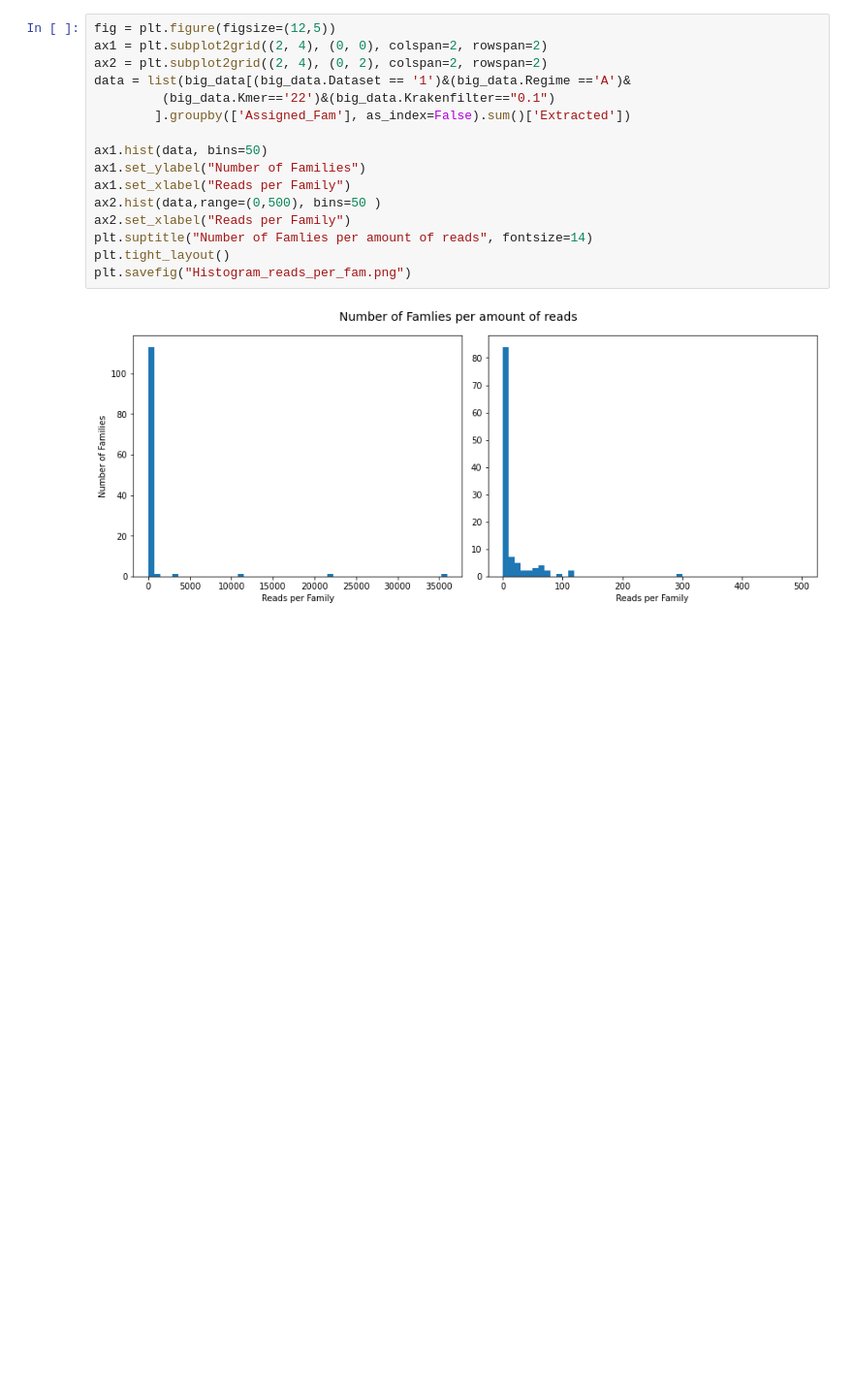
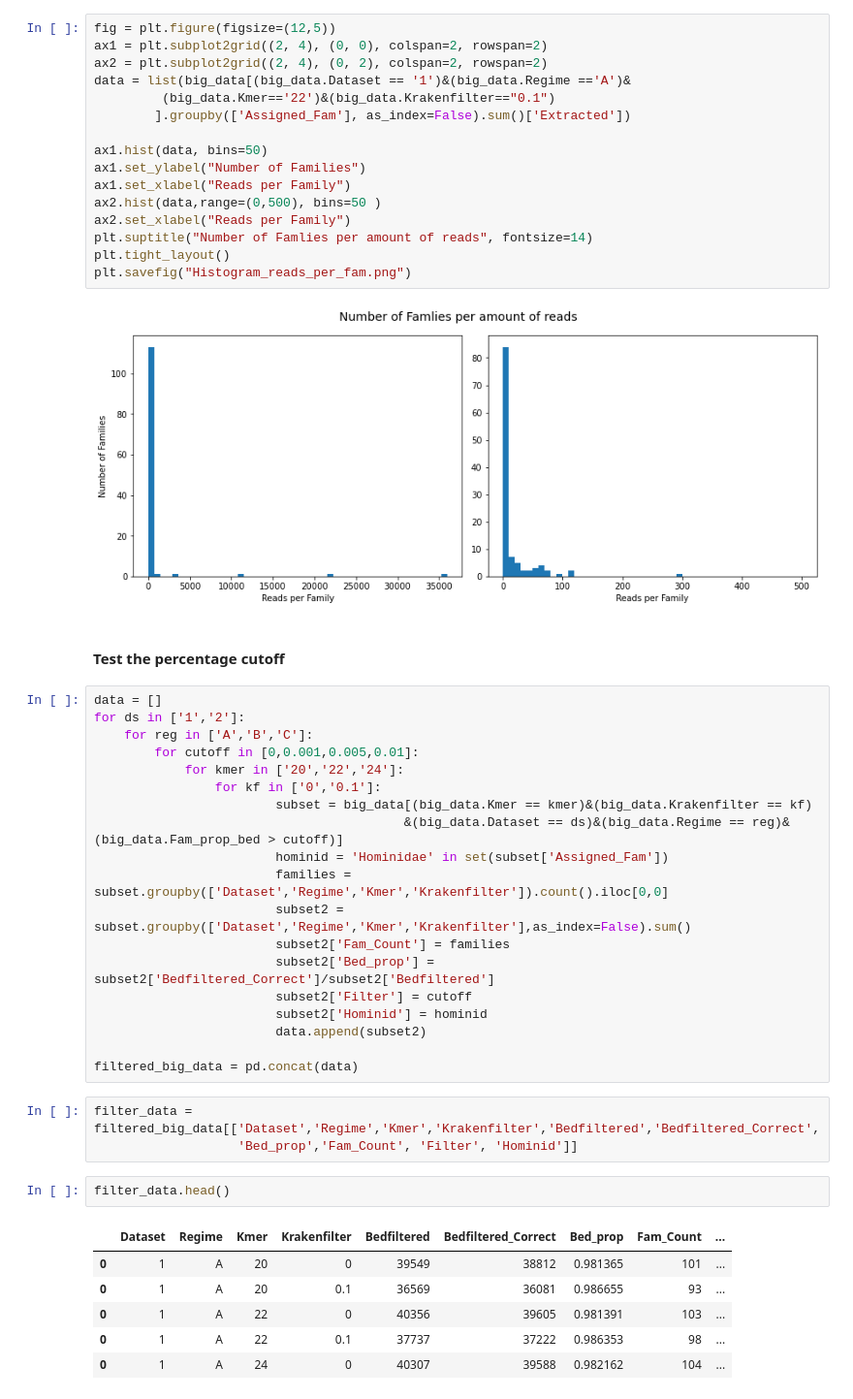
Before and after one commit to MerlinSzymanski/Simdata, a Jupyter notebook: Notebooks/Analysis.ipynb, the cells around one changed output. Shown: that part at 97% size. Cells and saved outputs as stored; diff of their text form; blank space fills up the shorter version.

```diff
--- a/Notebooks/Analysis.ipynb
+++ b/Notebooks/Analysis.ipynb
@@ -492,3 +492,36 @@ plt.tight_layout()
 plt.savefig("Histogram_reads_per_fam.png")
 # %% [output]
 [figure]
+# %% [markdown]
+#### Test the percentage cutoff ####
+# %%
+data = []
+for ds in ['1','2']:
+    for reg in ['A','B','C']:
+        for cutoff in [0,0.001,0.005,0.01]:
+            for kmer in ['20','22','24']:
+                for kf in ['0','0.1']:
+                        subset = big_data[(big_data.Kmer == kmer)&(big_data.Krakenfilter == kf)
+                                         &(big_data.Dataset == ds)&(big_data.Regime == reg)&(big_data.Fam_prop_bed > cutoff)]
+                        hominid = 'Hominidae' in set(subset['Assigned_Fam'])
+                        families = subset.groupby(['Dataset','Regime','Kmer','Krakenfilter']).count().iloc[0,0]
+                        subset2 = subset.groupby(['Dataset','Regime','Kmer','Krakenfilter'],as_index=False).sum()
+                        subset2['Fam_Count'] = families
+                        subset2['Bed_prop'] = subset2['Bedfiltered_Correct']/subset2['Bedfiltered']
+                        subset2['Filter'] = cutoff
+                        subset2['Hominid'] = hominid
+                        data.append(subset2)
+
+filtered_big_data = pd.concat(data)
+# %%
+filter_data = filtered_big_data[['Dataset','Regime','Kmer','Krakenfilter','Bedfiltered','Bedfiltered_Correct',
+                   'Bed_prop','Fam_Count', 'Filter', 'Hominid']]
+# %%
+filter_data.head()
+# %% [output]
+|  | Dataset | Regime | Kmer | Krakenfilter | Bedfiltered | Bedfiltered_Correct | Bed_prop | Fam_Count | ... |
+| 0 | 1 | A | 20 | 0 | 39549 | 38812 | 0.981365 | 101 | ... |
+| 0 | 1 | A | 20 | 0.1 | 36569 | 36081 | 0.986655 | 93 | ... |
+| 0 | 1 | A | 22 | 0 | 40356 | 39605 | 0.981391 | 103 | ... |
+| 0 | 1 | A | 22 | 0.1 | 37737 | 37222 | 0.986353 | 98 | ... |
+| 0 | 1 | A | 24 | 0 | 40307 | 39588 | 0.982162 | 104 | ... |
```
Also changed, not shown: parts of 2 cells of this notebook.
